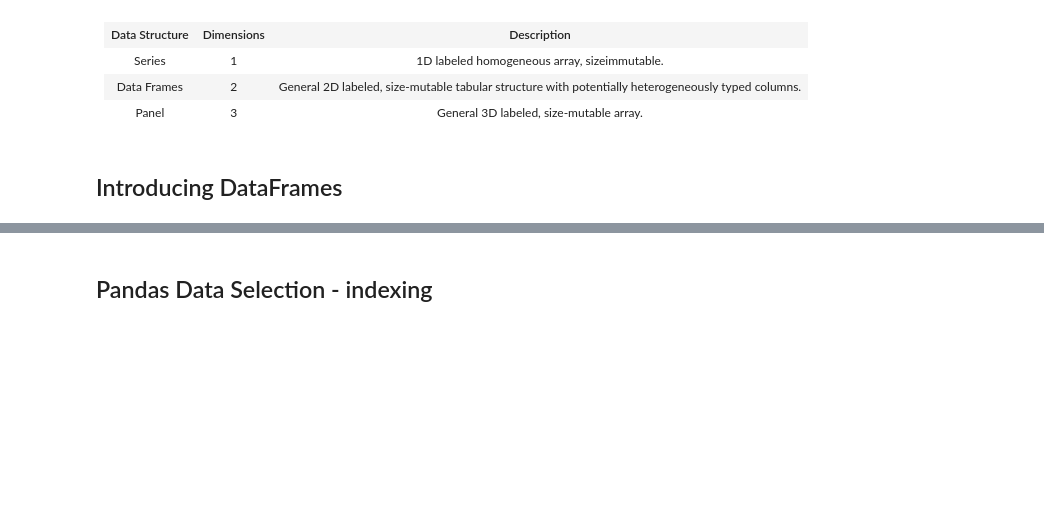
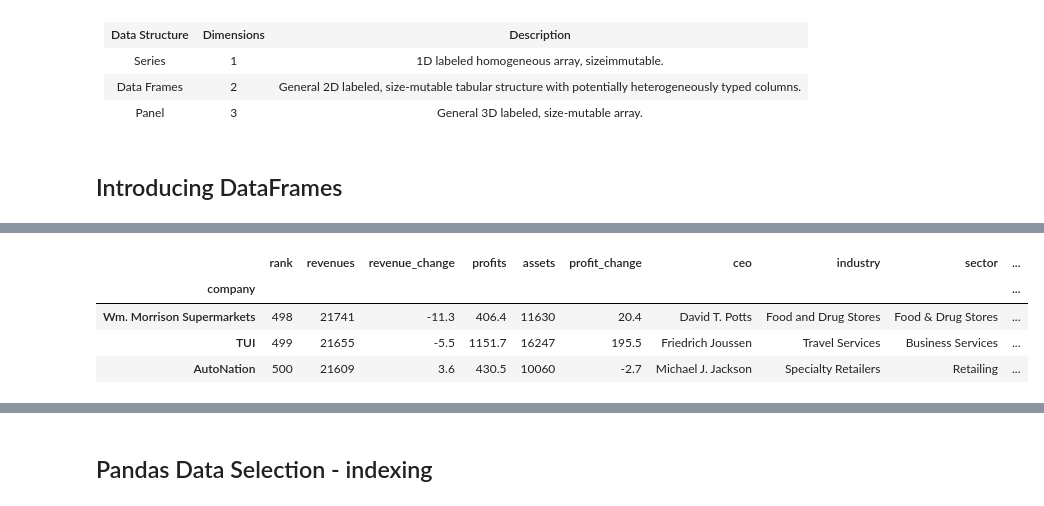
Before and after one commit to icta-tecaji/python-data-analysis-public, a Jupyter notebook: Del_03_Uvod_v_Pandas/03_Uvod_v_Pandas_CLEAN.ipynb, the cells around one changed output, grey strips where cells are left out. Saved outputs shown, nothing was run; the diff lists cells and outputs as text; code cells hidden in the pictures; blank space fills up the shorter version.

```diff
--- a/Del_03_Uvod_v_Pandas/03_Uvod_v_Pandas_CLEAN.ipynb
+++ b/Del_03_Uvod_v_Pandas/03_Uvod_v_Pandas_CLEAN.ipynb
@@ -60,0 +96,8 @@ columns.</td>
+# %%
+f500.tail(3)
+# %% [output]
+|  | rank | revenues | revenue_change | profits | assets | profit_change | ceo | industry | sector | ... |
+| company |  |  |  |  |  |  |  |  |  | ... |
+| Wm. Morrison Supermarkets | 498 | 21741 | -11.3 | 406.4 | 11630 | 20.4 | David T. Potts | Food and Drug Stores | Food & Drug Stores | ... |
+| TUI | 499 | 21655 | -5.5 | 1151.7 | 16247 | 195.5 | Friedrich Joussen | Travel Services | Business Services | ... |
+| AutoNation | 500 | 21609 | 3.6 | 430.5 | 10060 | -2.7 | Michael J. Jackson | Specialty Retailers | Retailing | ... |
```
Also changed, not shown: parts of 79 cells of this notebook, 2 other files.
